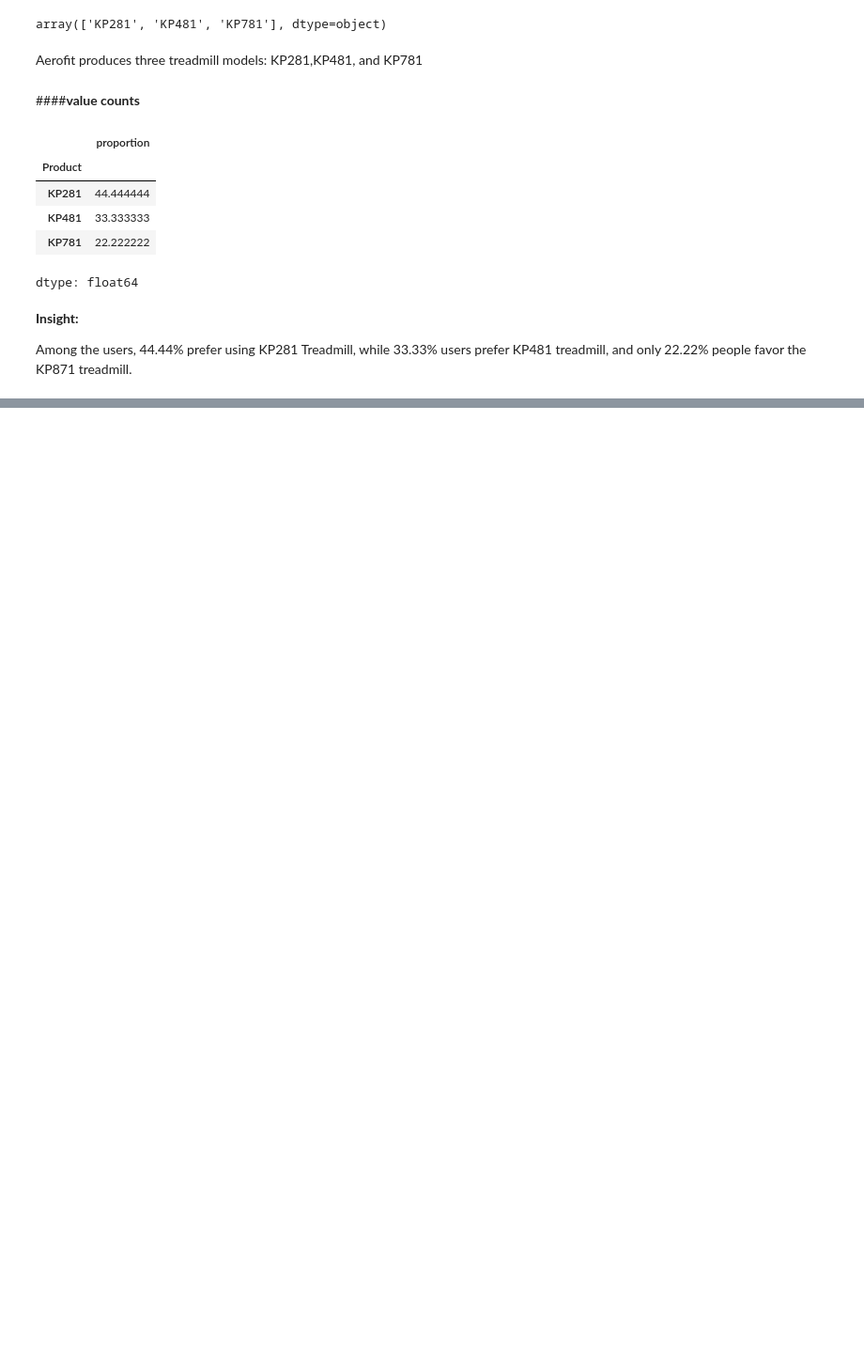
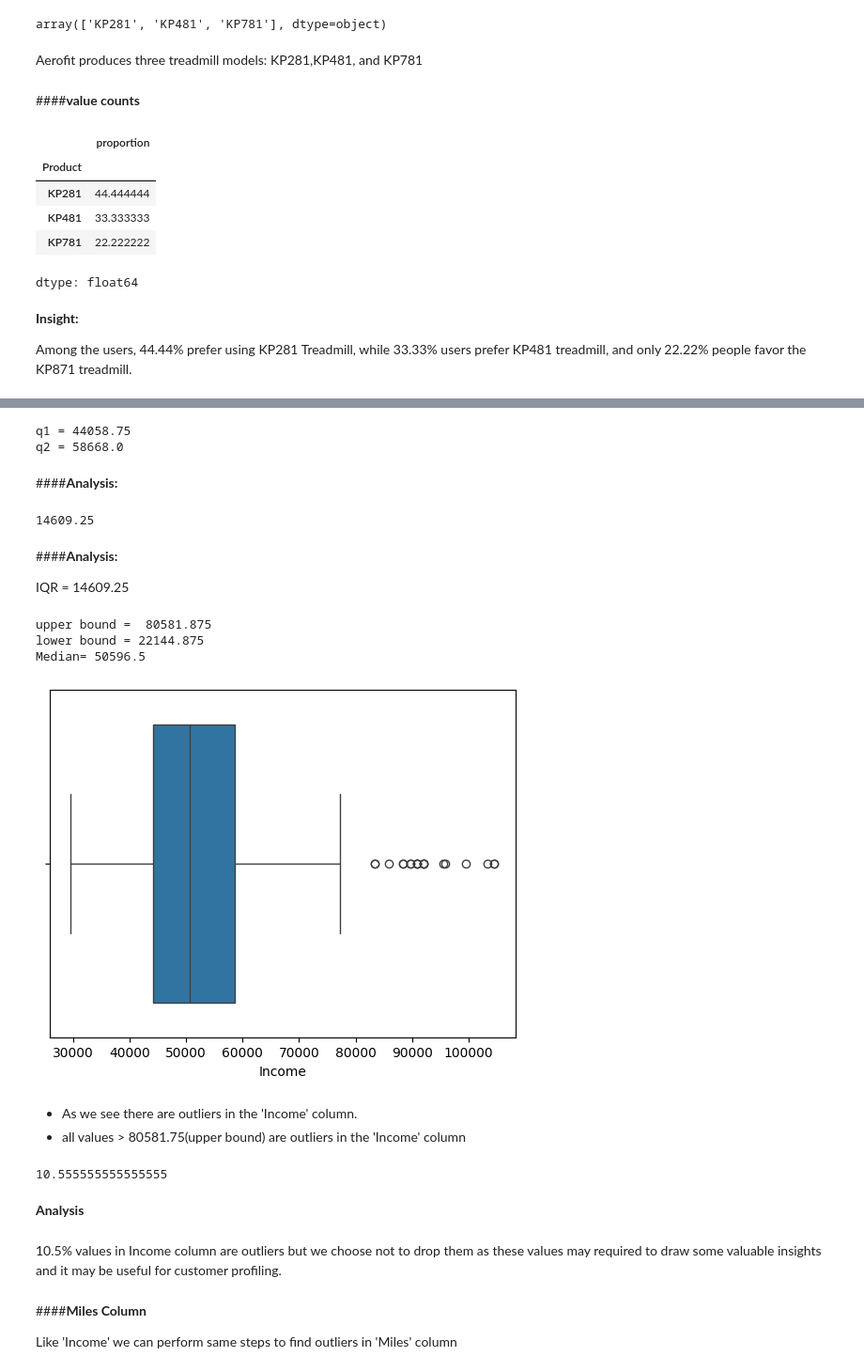
Before and after one commit to sr606/Python-Practice, a Jupyter notebook: Aerofit_Project.ipynb, the cells around one changed output, grey strips where cells are left out. Shown: that part at 94% size. Saved outputs shown, nothing was run; the diff lists cells and outputs as text; code cells hidden in the pictures; blank space fills up the shorter version.

```diff
--- a/Aerofit_Project.ipynb
+++ b/Aerofit_Project.ipynb
@@ -161,0 +302,53 @@ Among the users, 44.44% prefer using KP281 Treadmill, while 33.33% users prefer
+# %%
+q1 = np.percentile(df['Income'],25)
+q3 = np.percentile(df['Income'],75)
+print('q1 =', q1)
+print('q2 =', q3)
+# %% [output]
+q1 = 44058.75
+q2 = 58668.0
+# %% [markdown]
+####**Analysis:**
+# %%
+# to fond upper bound and lower bound need to find IQR(inter quartile range)
+IQR = q3 - q1
+IQR
+# %% [output]
+14609.25
+# %% [markdown]
+####**Analysis:**
+
+
+IQR = 14609.25
+# %%
+upper_bound = q3 + 1.5*IQR
+lower_bound = q1 - 1.5*IQR
+print('upper bound = ', upper_bound)
+print('lower bound =', lower_bound)
+print('Median=', df['Income'].median())
+# %% [output]
+upper bound =  80581.875
+lower bound = 22144.875
+Median= 50596.5
+# %%
+sns.boxplot(data = df, x= 'Income')
+plt.show()
+# %% [output]
+[figure, added]
+# %% [markdown]
+
+
+*   As we see there are outliers in the 'Income' column.
+*   all values > 80581.75(upper bound) are outliers in the 'Income' column
+# %%
+(len(df.loc[df['Income']>upper_bound])/len(df))*100
+# %% [output]
+10.555555555555555
+# %% [markdown]
+**Analysis**
+# %% [markdown]
+10.5% values in Income column are outliers but we choose not to drop them as these values may required to draw some valuable insights and it may be useful for customer profiling.
+# %% [markdown]
+####**Miles Column**
+
+Like 'Income' we can perform same steps to find outliers in 'Miles' column
```
Also changed, not shown: parts of 57 cells of this notebook.
